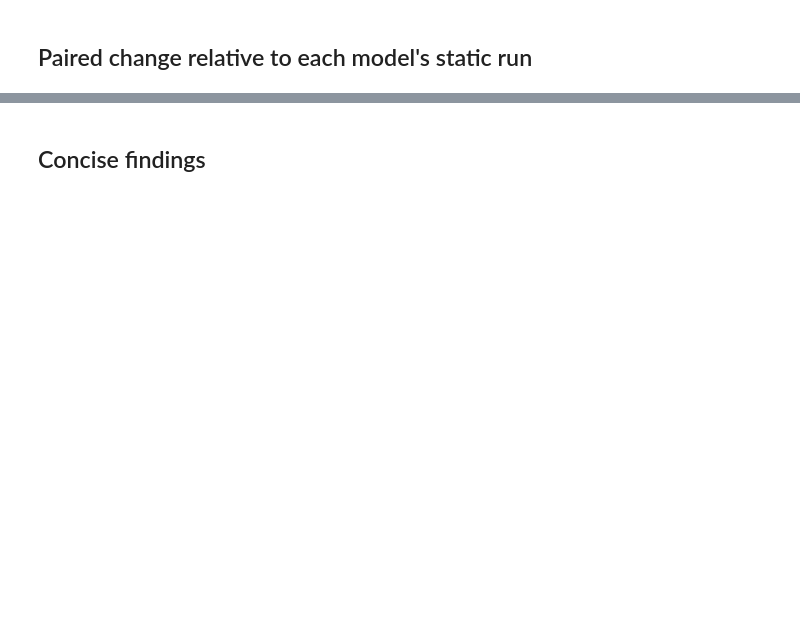
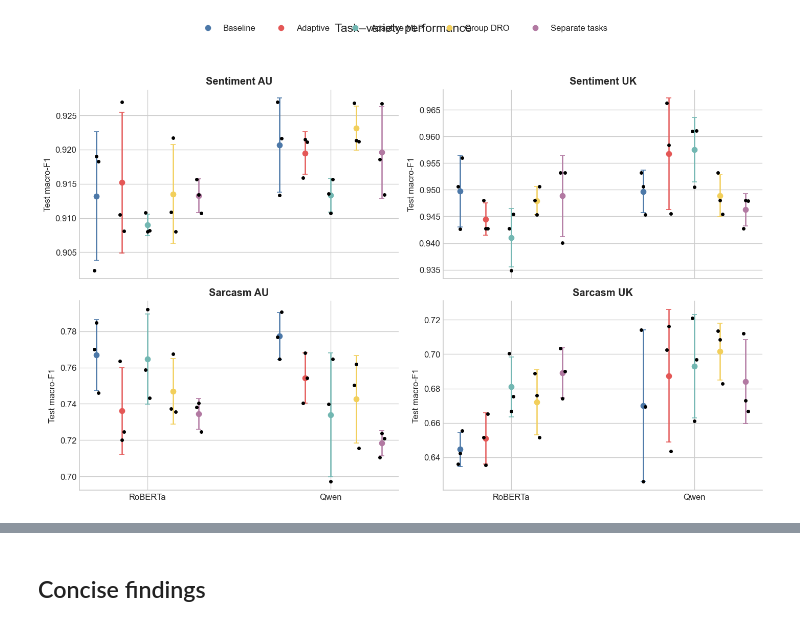
Before and after one commit to MaaxRen/ALTA2026, a Jupyter notebook: notebooks/training_results_analysis.ipynb, the cells around one changed output, grey strips where cells are left out. Drawn from its saved outputs; the diff is of its cells as text; code cells hidden in the pictures; blank space fills up the shorter version.

```diff
--- a/notebooks/training_results_analysis.ipynb
+++ b/notebooks/training_results_analysis.ipynb
@@ -186,25 +146,20 @@ plt.show()
 # %%
-fig, axes = plt.subplots(2, 2, figsize=(11, 8), sharex=True)
+fig, axes = plt.subplots(2, 2, figsize=(12, 8), sharex=True)
 x = np.arange(len(MODELS))
-offsets = np.linspace(-0.22, 0.22, len(VARIANTS))
-
 for ax, (label, metric) in zip(axes.flat, SUBTASKS.items()):
-    for offset, variant in zip(offsets, VARIANTS):
-        for model_index, model in enumerate(MODELS):
-            values = test[(test.model == model) & (test.variant == variant)][metric]
-            position = x[model_index] + offset
-            ax.errorbar(position, values.mean(), yerr=values.std(), fmt="o",
-                        capsize=4, color=COLORS[variant], markersize=7)
-            ax.scatter(np.full(len(values), position) + np.linspace(-0.018, 0.018, len(values)),
-                       values, color="black", s=13, zorder=3)
-    ax.set_title(label)
-    ax.set_xticks(x, MODELS)
-    ax.set_ylabel("Test macro-F1")
-
-handles = [plt.Line2D([0], [0], marker="o", linestyle="", color=COLORS[v], label=v) for v in VARIANTS]
-fig.legend(handles=handles, loc="upper center", ncol=3, frameon=False)
-fig.suptitle("Task–variety performance", y=0.98, fontsize=14)
-fig.tight_layout(rect=(0, 0, 1, 0.94))
-plt.show()
+    for offset, strategy in zip(np.linspace(-0.28, 0.28, len(STRATEGIES)), STRATEGIES):
+        for index, model in enumerate(MODELS):
+            values = common[(common.model == model) & (common.strategy == strategy)][metric]
+            position = x[index] + offset
+            ax.errorbar(position, values.mean(), yerr=values.std(), fmt="o", capsize=3,
+                        color=COLORS[strategy], markersize=6)
+            ax.scatter(np.full(len(values), position) + np.linspace(-0.012, 0.012, len(values)),
+                       values, color="black", s=10, zorder=3)
+    ax.set_title(label); ax.set_xticks(x, MODELS); ax.set_ylabel("Test macro-F1")
+handles = [plt.Line2D([0], [0], marker="o", linestyle="", color=COLORS[s], label=s)
+           for s in STRATEGIES]
+fig.legend(handles=handles, loc="upper center", ncol=5, frameon=False)
+fig.suptitle("Task–variety performance", y=0.99, fontsize=14)
+fig.tight_layout(rect=(0, 0, 1, 0.94)); plt.show()
+# %% [output]
+[figure, added]
-# %% [markdown]
-## Paired change relative to each model's static run
```
Also changed, not shown: parts of 22 cells of this notebook, 1 other file.
